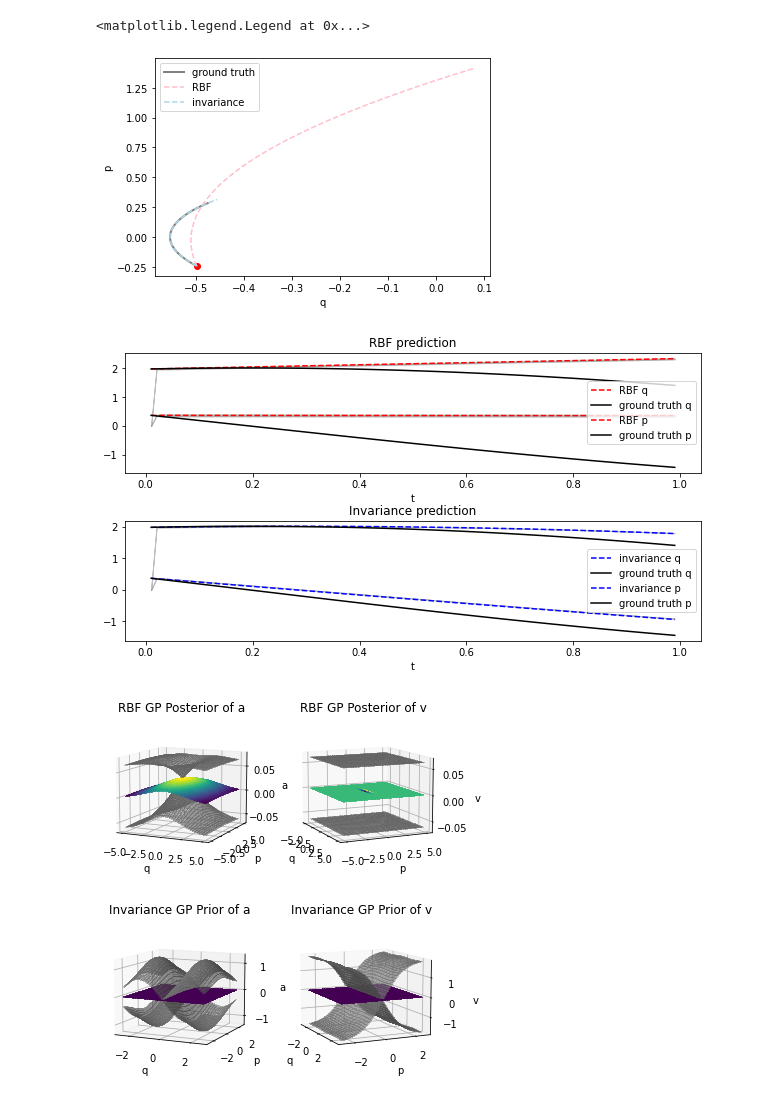
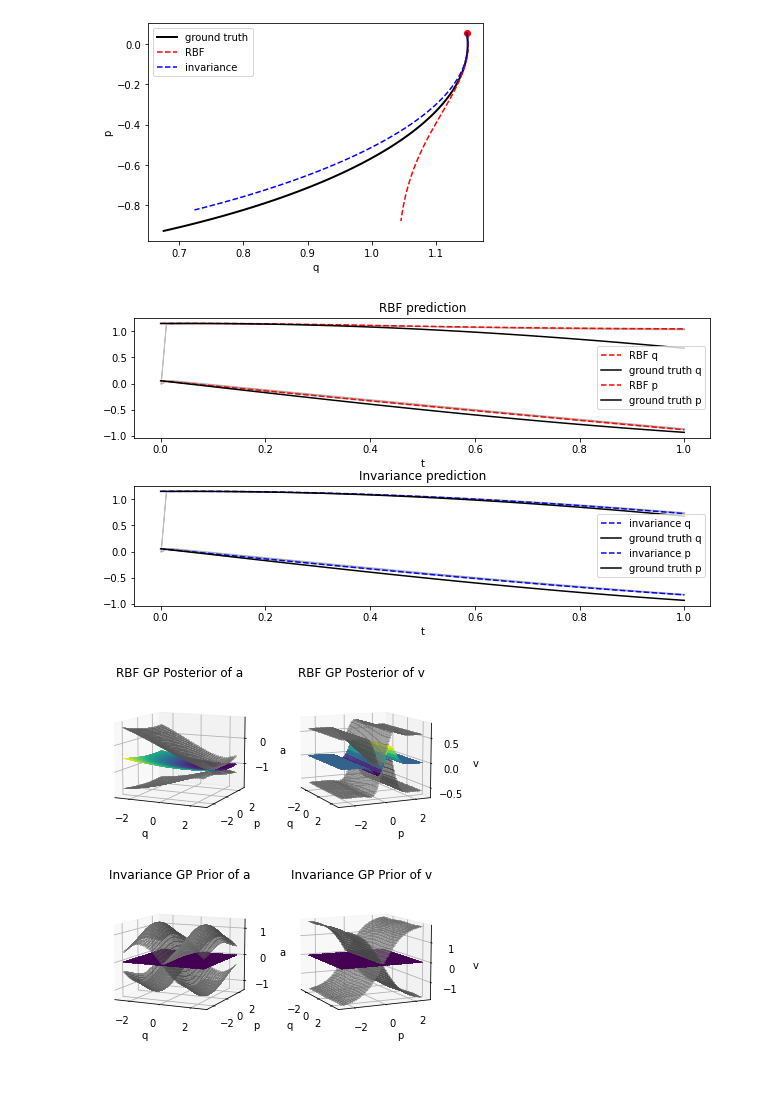
Before and after one commit to charlielao/dynamical_system_invariance_project, a Jupyter notebook: codes/run_undamped.ipynb, the cells around one changed output. Saved outputs shown, nothing was run; the diff lists cells and outputs as text; code cells hidden in the pictures.

Commit message:
finally sort of the graphs for 1d undamped

```diff
--- a/codes/run_undamped.ipynb
+++ b/codes/run_undamped.ipynb
@@ -15,12 +15,12 @@ time_step = 0.01
 training_time = 0.1
 testing_time =  1
 
-max_x = 3
+max_x = 120
 n_train = 1
 train_starting_position = np.random.uniform(-max_x, max_x, (n_train))
 train_starting_velocity = np.random.uniform(-max_x/5, max_x/5, (n_train))
 
 print(train_starting_position)
 print(train_starting_velocity)
-data = get_SHM_data(time_step, training_time, 1e-8, train_starting_position, train_starting_velocity) #switch
+data = get_pendulum_data(time_step, training_time, 1e-8, train_starting_position, train_starting_velocity) #switch
 # %% [output]
@@ -48,17 +49,15 @@ eva_future_moi = []
 eva_future_inv = []
 eva_grid_moi = []
 eva_grid_inv = []
-for i in range(1):
-    test_starting_position = np.random.uniform(-max_x,max_x)
-#    test_starting_position = np.random.uniform(max_x,30+max_x)
-    test_starting_velocity = np.random.uniform(-max_x/5, max_x/5)
+for i in range(5):
+#    test_starting_position = np.radians(np.random.uniform(-max_x,max_x))
+    test_starting_position = np.radians(np.random.uniform(max_x,30+max_x))
+    test_starting_velocity = np.radians(np.random.uniform(-max_x/5, max_x/5))
 
     print(test_starting_position)
     print(test_starting_velocity)
 
-#    test_data = get_SHM_data(time_step, testing_time, 1e-8, [test_starting_position], [test_starting_velocity])
-    for jitter in [1e-4]:
-    #    print("current jitter %s" %jitter)
+    for jitter in [1e-5]:
         moi = get_GPR_model(get_MOI(), mean, data, 500)
         print("%s, "%round(moi.log_marginal_likelihood().numpy()))
         evaluate_moi = evaluate_model_future(moi, test_starting_position, test_starting_velocity, SHM_dynamics, testing_time, time_step)
@@ -66,17 +65,17 @@ for i in range(1):
 
         lml_moi.append(moi.log_marginal_likelihood().numpy())
         eva_future_moi.append(evaluate_moi[0])
-        eva_grid_moi.append(evaluate_model_grid(moi, 5, 40, SHM_dynamics))
-        for invar_density in [40]: #np.arange(10, 30, 10):
+        eva_grid_moi.append(evaluate_model_grid(moi, np.radians(150), 40, pendulum_dynamics))
+        for invar_density in [40]:
                 try:
-                    kernel = get_SHM_invariance(5, invar_density, jitter) #switch
+                    kernel = get_pendulum_invariance(np.radians(150), invar_density, jitter) #switch
                     m = get_GPR_model(kernel, mean, data, 500)
                     print(round(m.log_marginal_likelihood().numpy()))
                     evaluate_invariance = evaluate_model_future(m, test_starting_position, test_starting_velocity, SHM_dynamics, testing_time, time_step)
                     print(format(evaluate_invariance[0],".4f"))
                     lml_inv.append(m.log_marginal_likelihood().numpy())
                     eva_future_inv.append(evaluate_invariance[0])
-                    eva_grid_inv.append(evaluate_model_grid(m, 5, 40, SHM_dynamics))
+                    eva_grid_inv.append(evaluate_model_grid(m, np.radians(150), 40, pendulum_dynamics))
 
                 except tf.errors.InvalidArgumentError:
                     print("jitter too small")
@@ -103,36 +110,35 @@ print(format(np.mean(lml_inv),".2f")+" & "+format(np.mean(eva_future_inv),".4f")
 # %%
 import matplotlib.pyplot as plt
 fig, ax = plt.subplots()
-plt.plot(evaluate_moi[4][:,0],evaluate_moi[4][:,1], label="ground truth", color="grey", linewidth=2)
+plt.plot(evaluate_moi[4][:,0],evaluate_moi[4][:,1], label="ground truth", color="black", linewidth=2)
 plt.plot(evaluate_moi[1][:,0],evaluate_moi[1][:,1], "--", label='RBF', color="red")
 plt.plot(evaluate_invariance[1][:,0],evaluate_invariance[1][:,1], "--", label="invariance", color="blue")
 plt.scatter(evaluate_moi[4][0,0],evaluate_moi[4][0,1],color="red")
 plt.xlabel("q")
 plt.ylabel("p")
 plt.legend()
-#plt.savefig("figures/shm_predicted_trajectory.pdf")
+plt.savefig("figures/pendulum_predicted_trajectory.pdf")
 # %% [output]
-<matplotlib.legend.Legend at 0x...>
-[figure, old version]
+[figure, new version]
 # %%
 
 f, (ax1, ax2) = plt.subplots(2, 1,figsize=(10,5))
-t = np.linspace(0, testing_time, int(testing_time/time_step))[1:-1]
+t = np.linspace(0, testing_time, int(testing_time/time_step))
 ax1.plot(t,evaluate_moi[1][:,0],'--',label="RBF q", color="red" )
-ax1.plot(t, test_data[0][:,0], label="ground truth q", color="black")
+ax1.plot(t, evaluate_moi[4][:,0], label="ground truth q", color="black")
 ax1.fill_between(t,evaluate_moi[2][:,0],evaluate_moi[3][:,0], color="grey", alpha=0.5)
 ax1.plot(t,evaluate_moi[1][:,1],'--',label="RBF p", color="red")
-ax1.plot(t, test_data[0][:,1], label="ground truth p", color="black")
+ax1.plot(t, evaluate_moi[4][:,1], label="ground truth p", color="black")
 ax1.fill_between(t,evaluate_moi[2][:,1],evaluate_moi[3][:,1], color="grey", alpha=0.5)
 ax1.set_xlabel("t")
 ax1.set_title("RBF prediction")
 ax1.legend()
 
 ax2.plot(t,evaluate_invariance[1][:,0], '--', label="invariance q", color="blue")
-ax2.plot(t, test_data[0][:,0],label="ground truth q", color="black")
+ax2.plot(t, evaluate_moi[4][:,0],label="ground truth q", color="black")
 ax2.fill_between(t,evaluate_invariance[2][:,0],evaluate_invariance[3][:,0], color="grey", alpha=0.5)
 ax2.plot(t,evaluate_invariance[1][:,1], '--', label="invariance p", color="blue")
-ax2.plot(t, test_data[0][:,1],label="ground truth p", color="black")
+ax2.plot(t, evaluate_moi[4][:,1],label="ground truth p", color="black")
 ax2.fill_between(t,evaluate_invariance[2][:,1],evaluate_invariance[3][:,1], color="grey", alpha=0.5)
 ax2.set_xlabel("t")
 ax2.set_title("Invariance prediction")
@@ -143,45 +149,45 @@ plt.subplots_adjust(left=0.1,
                     top=0.9,
                     wspace=0.4,
                     hspace=0.4)
-plt.savefig("figures/shm_predicted_trajectory_seperate.pdf")
+plt.savefig("figures/pendulum_predicted_trajectory_seperate.pdf")
 # %% [output]
-[figure, old version]
+[figure, new version]
 # %%
-test_range = 5
+test_range = np.radians(150)
 test_density = 40
 test_xs = tf.linspace(-test_range,test_range,test_density)
 test_vs = tf.linspace(-test_range,test_range,test_density)
 test_xx, test_vv = tf.meshgrid(test_xs, test_vs)
 test_points = tf.stack([tf.reshape(test_xx,[-1]), tf.reshape(test_vv,[-1])], axis=1)
 pred, var = moi.predict_f(test_points) ######switch
 X, Y = data
 pred_a = pred[:int(pred.shape[0]/2),:]
 var_a = var[:int(var.shape[0]/2),:]
 pred_v = pred[int(pred.shape[0]/2):,:]
 var_v = var[int(var.shape[0]/2):,:]
 fig, (ax1, ax2) = plt.subplots(1, 2, subplot_kw={"projection": "3d"})
 ax1.plot_surface(test_xx, test_vv, tf.reshape(pred_a, test_xx.shape), cmap="viridis",linewidth=0, antialiased=False, alpha=0.8)
 ax1.plot_surface(test_xx, test_vv, tf.reshape(pred_a, test_xx.shape)+1.96*tf.math.sqrt(tf.reshape(var_a, test_xx.shape)), color="grey",linewidth=0, antialiased=False, alpha=0.4)
 ax1.plot_surface(test_xx, test_vv, tf.reshape(pred_a, test_xx.shape)-1.96*tf.math.sqrt(tf.reshape(var_a, test_xx.shape)), color="grey",linewidth=0, antialiased=False, alpha=0.4)
 ax1.scatter(X[:,0], X[:,1],Y[:,1,None], color="black", marker="o", s=3) #switch for velocity acceleration
 ax1.view_init(10,-65)
 ax1.set_xlabel("q")
 ax1.set_ylabel("p")
 ax1.set_zlabel("a")
 ax1.set_title("RBF GP Posterior of a")
 
 ax2.plot_surface(test_xx, test_vv, tf.reshape(pred_v, test_xx.shape), cmap="viridis",linewidth=0, antialiased=False, alpha=0.8)
 ax2.plot_surface(test_xx, test_vv, tf.reshape(pred_v, test_xx.shape)+1.96*tf.math.sqrt(tf.reshape(var_v, test_xx.shape)), color="grey",linewidth=0, antialiased=False, alpha=0.4)
 ax2.plot_surface(test_xx, test_vv, tf.reshape(pred_v, test_xx.shape)-1.96*tf.math.sqrt(tf.reshape(var_v, test_xx.shape)), color="grey",linewidth=0, antialiased=False, alpha=0.4)
 ax2.scatter(X[:,0], X[:,1],Y[:,0,None], color="black", marker="o", s=3) #switch for velocity acceleration
 ax2.view_init(10,-25)
 ax2.set_xlabel("q")
 ax2.set_ylabel("p")
 ax2.set_zlabel("v")
 ax2.set_title("RBF GP Posterior of v")
-plt.savefig("figures/posterior_shm_rbf.pdf")
+plt.savefig("figures/posterior_pendulum_rbf.pdf")
 # %% [output]
-[figure, old version]
+[figure, new version]
 # %%
 test_range = np.radians(150)
 test_density = 40
```
Also changed, not shown: parts of 6 cells of this notebook, 14 other files.
